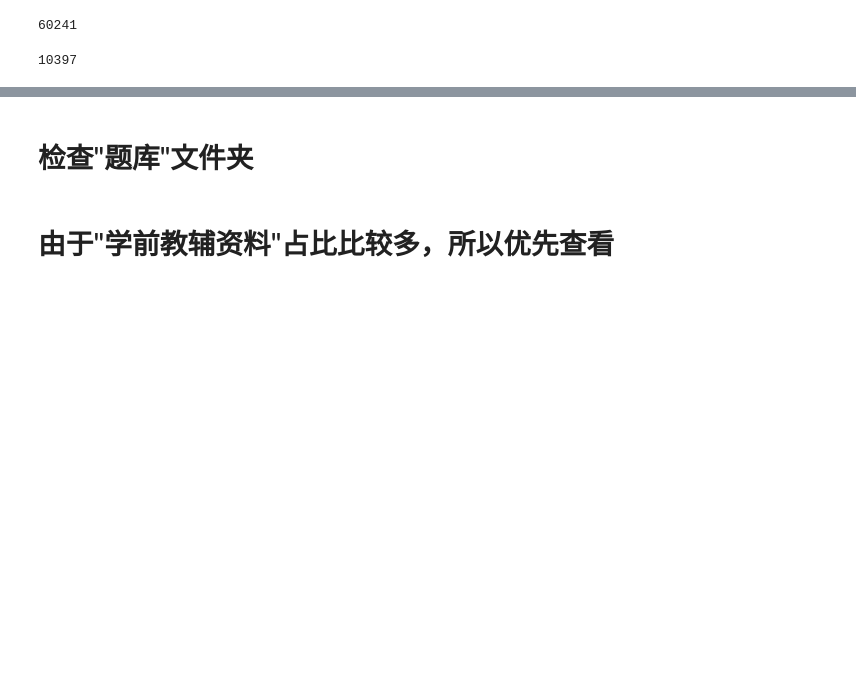
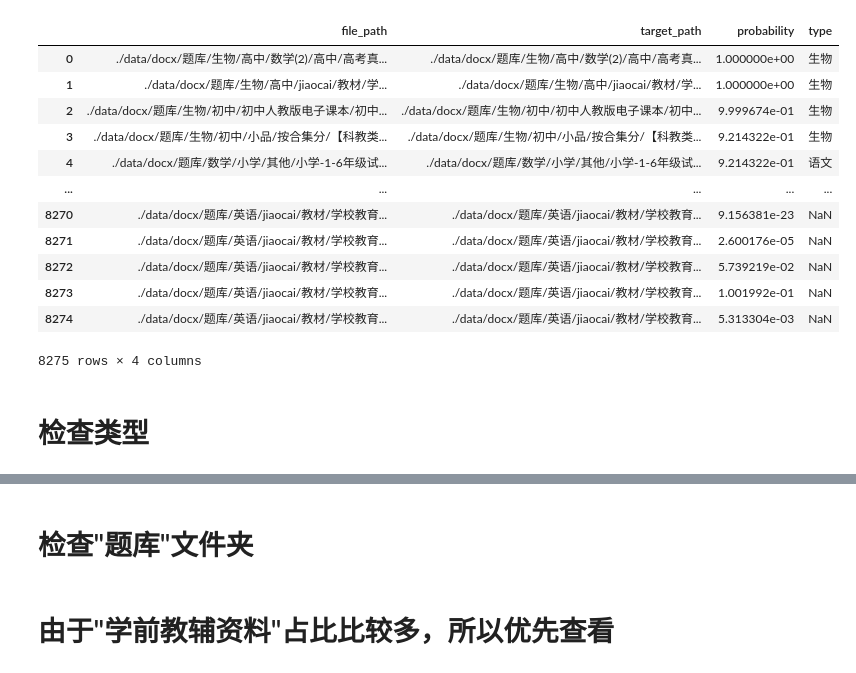
Before and after one commit to UnstoppableCurry/Exam-Question-Bank-Dataset-zh_mnbvc, a Jupyter notebook: notebook/validation_results.ipynb, the cells around one changed output, grey strips where cells are left out. Drawn from its saved outputs; the diff is of its cells as text; code cells hidden in the pictures; blank space fills up the shorter version.

Commit message:
add type classifier

```diff
--- a/notebook/validation_results.ipynb
+++ b/notebook/validation_results.ipynb
@@ -21,8 +0,0 @@ all_file = positive_file + negative_file
-# %%
-len(all_file)
-# %% [output]
-60241
-# %%
-len(positive_file)
-# %% [output]
-10397
@@ -30,0 +1,29 @@ len(positive_file)
+# %%
+import pandas as pd
+
+all_file_df = pd.read_csv("../classifier.csv")
+
+all_file_df['probability'] = pd.to_numeric(all_file_df['probability'])
+
+threshold = 0.5
+
+positive_df = all_file_df[all_file_df['probability'] > threshold]
+negative_df = all_file_df[all_file_df['probability'] <= threshold]
+
+all_file_df
+# %% [output]
+|  | file_path | target_path | probability | type |
+| 0 | ./data/docx/题库/生物/高中/数学(2)/高中/高考真... | ./data/docx/题库/生物/高中/数学(2)/高中/高考真... | 1.000000e+00 | 生物 |
+| 1 | ./data/docx/题库/生物/高中/jiaocai/教材/学... | ./data/docx/题库/生物/高中/jiaocai/教材/学... | 1.000000e+00 | 生物 |
+| 2 | ./data/docx/题库/生物/初中/初中人教版电子课本/初中... | ./data/docx/题库/生物/初中/初中人教版电子课本/初中... | 9.999674e-01 | 生物 |
+| 3 | ./data/docx/题库/生物/初中/小品/按合集分/【科教类... | ./data/docx/题库/生物/初中/小品/按合集分/【科教类... | 9.214322e-01 | 生物 |
+| 4 | ./data/docx/题库/数学/小学/其他/小学-1-6年级试... | ./data/docx/题库/数学/小学/其他/小学-1-6年级试... | 9.214322e-01 | 语文 |
+| ... | ... | ... | ... | ... |
+| 8270 | ./data/docx/题库/英语/jiaocai/教材/学校教育... | ./data/docx/题库/英语/jiaocai/教材/学校教育... | 9.156381e-23 | NaN |
+| 8271 | ./data/docx/题库/英语/jiaocai/教材/学校教育... | ./data/docx/题库/英语/jiaocai/教材/学校教育... | 2.600176e-05 | NaN |
+| 8272 | ./data/docx/题库/英语/jiaocai/教材/学校教育... | ./data/docx/题库/英语/jiaocai/教材/学校教育... | 5.739219e-02 | NaN |
+| 8273 | ./data/docx/题库/英语/jiaocai/教材/学校教育... | ./data/docx/题库/英语/jiaocai/教材/学校教育... | 1.001992e-01 | NaN |
+| 8274 | ./data/docx/题库/英语/jiaocai/教材/学校教育... | ./data/docx/题库/英语/jiaocai/教材/学校教育... | 5.313304e-03 | NaN |
+8275 rows × 4 columns
+# %% [markdown]
+# 检查类型
```
Also changed, not shown: parts of 16 cells of this notebook, 5 other files.
